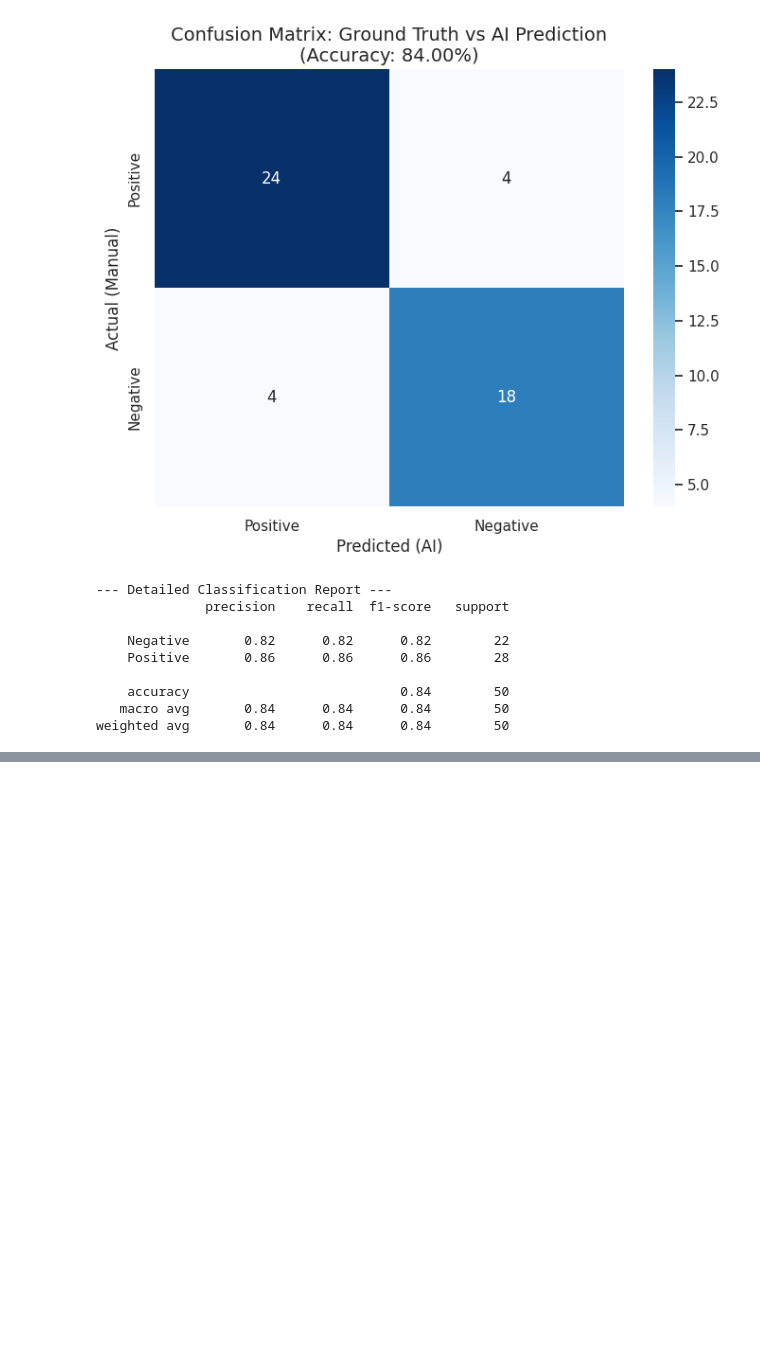
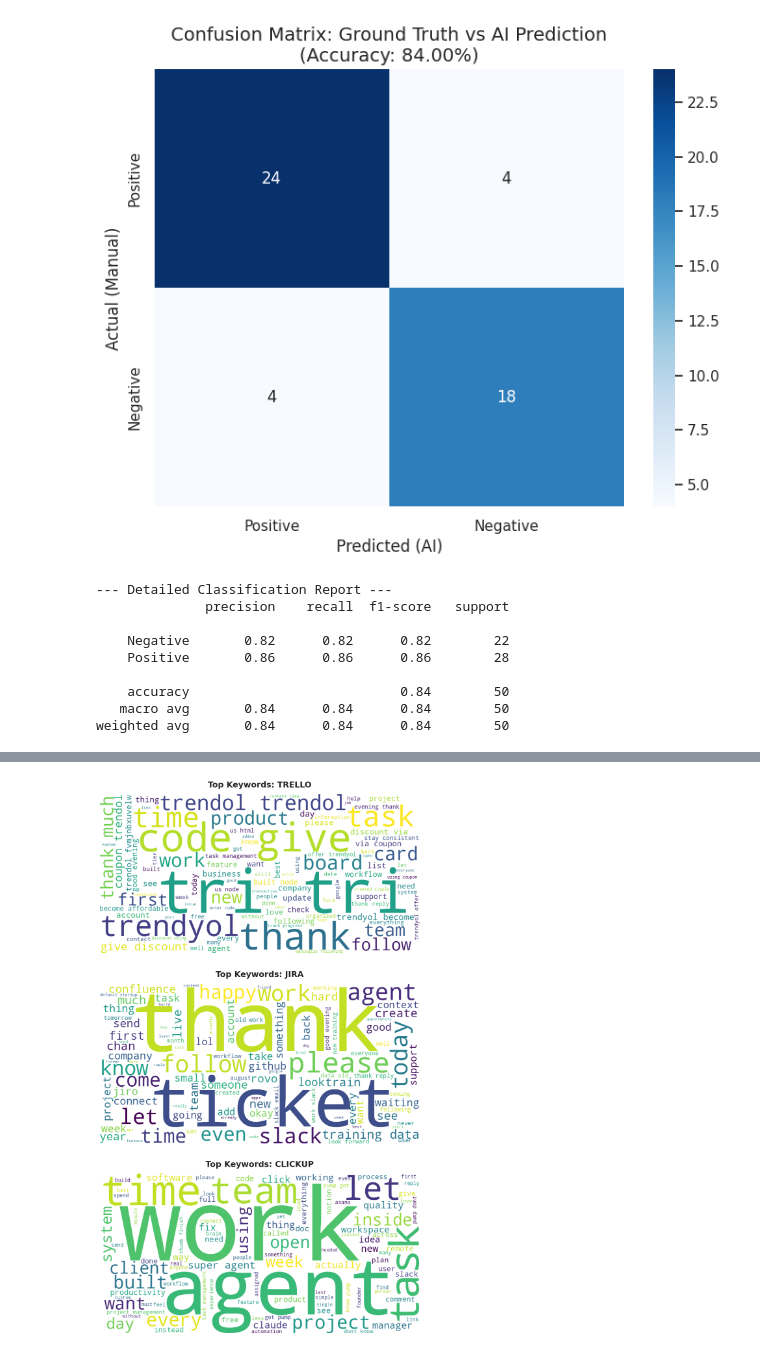
Before and after one commit to LatiefDataVisionary/pm-tools-absa-analysis, a Jupyter notebook: notebook/absa_x.ipynb, the cells around one changed output, grey strips where cells are left out. Drawn from its saved outputs; the diff is of its cells as text; code cells hidden in the pictures; blank space fills up the shorter version.

```diff
--- a/notebook/absa_x.ipynb
+++ b/notebook/absa_x.ipynb
@@ -1163,0 +1227,5 @@ identify_polarizing_features(strategic_insights)
+# %%
+for p, report in strategic_insights.items():
+    filename = f'absa_insights_{p}.csv'
+    report.to_csv(filename)
+    print(f"Insight Strategis {p.upper()} disimpan ke: {filename}")
@@ -1486,0 +1559,36 @@ weighted avg       0.84      0.84      0.84        50
+# %%
+def plot_strategic_wordclouds(df):
+    """
+    Generates platform-specific word clouds and filters out brand names vertically.
+    """
+    platforms = df['platform'].unique()
+    # Change layout to N rows and 1 column for vertical orientation
+    fig, axes = plt.subplots(len(platforms), 1, figsize=(12, 18))
+
+    # Menambahkan nama platform ke daftar stopwords bawaan
+    custom_stopwords = set(STOPWORDS)
+    custom_stopwords.update(['trello', 'jira', 'clickup', 'app', 'tool', 'platform', 'use', 'one', 'make', 'get'])
+
+    for i, p in enumerate(platforms):
+        text = " ".join(df[df['platform'] == p]['clean_text'])
+
+        # Generate WordCloud dengan custom stopwords
+        wc = WordCloud(
+            width=1000,
+            height=500,
+            background_color='white',
+            colormap='viridis',
+            max_words=100,
+            stopwords=custom_stopwords
+        ).generate(text)
+
+        axes[i].imshow(wc, interpolation='bilinear')
+        axes[i].set_title(f'Top Keywords: {p.upper()}', fontsize=18, fontweight='bold', pad=15)
+        axes[i].axis('off')
+
+    plt.tight_layout(pad=3.0)
+    plt.show()
+
+plot_strategic_wordclouds(combined_df)
+# %% [output]
+[figure, added]
```
Also changed, not shown: parts of 28 cells of this notebook.
